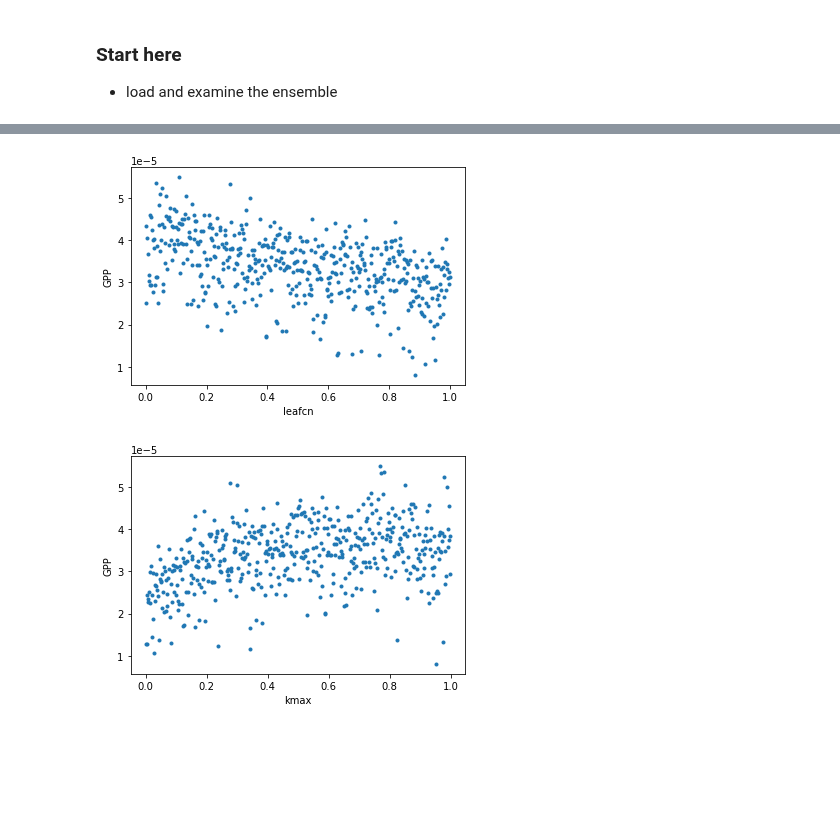
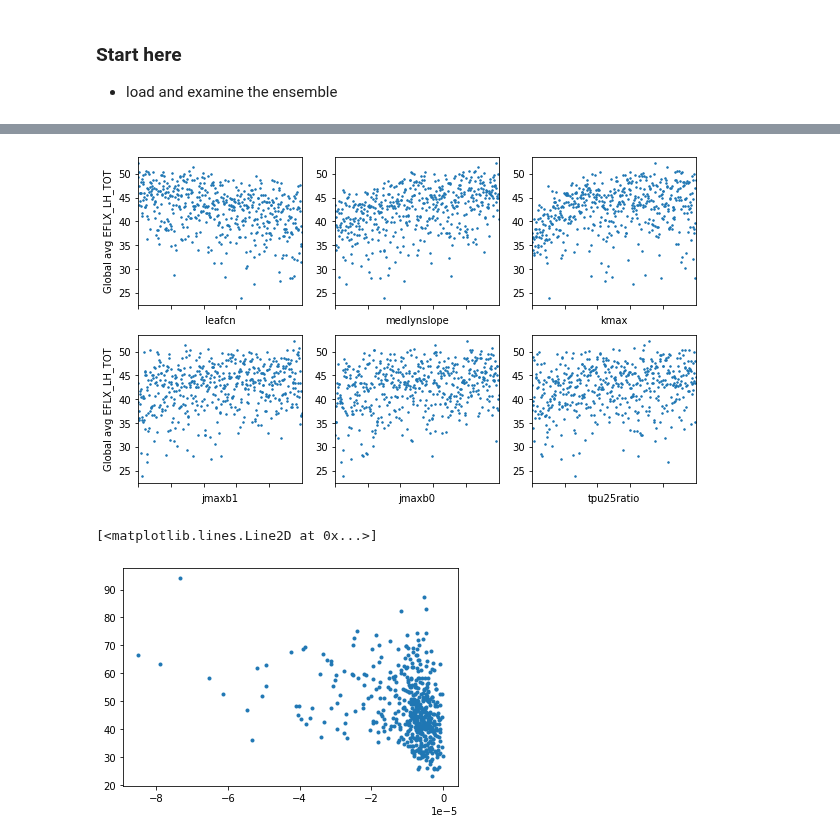
Before and after one commit to djk2120/CLM5PPE, a Jupyter notebook: pyth/lhc.ipynb, the cells around one changed output, grey strips where cells are left out. Saved outputs shown, nothing was run; the diff lists cells and outputs as text; code cells hidden in the pictures; blank space fills up the shorter version.

```diff
--- a/pyth/lhc.ipynb
+++ b/pyth/lhc.ipynb
@@ -90,7 +81,7 @@ def get_files(htape,yr0=1850,yr1=2014):
 
     return files,np.unique(keys)
 # %%
-def add_params(ds,df):
+def add_params(ds,df,keys):
     mems=df['member'].values
     ix1=0*mems==1
     for key in keys:
@@ -177,20 +159,30 @@ Wall time: 7.09 s
-# %%
-#avg 2005-2014 GPP vs. leafcn
-p = 'leafcn'
-x = ds[p]
-
-plt.plot(x,y,'.')
-plt.xlabel(p)
-plt.ylabel(v);
-# %% [output]
-[figure, removed]
-# %%
-#avg 2005-2014 GPP vs. leafcn
-p = 'kmax'
-x = ds[p]
-
-plt.plot(x,y,'.')
-plt.xlabel(p)
-plt.ylabel(v);
-# %% [output]
-[figure, removed]
+# %%
+v = 'EFLX_LH_TOT'
+cf = 1
+y = cf*gmean(ds[v].mean(dim='time'),ds.la)
+
+
+##compute interdecile range
+dqs=[]
+for p in ds.params.values:
+    ix1 = ds[p]<=0.1
+    ix2 = ds[p]>=0.9
+    dq = abs(y[ix1].mean()-y[ix2].mean())
+    dqs.append(dq.values)
+
+ps=np.flipud(np.argsort(dqs))
+u = 'm2/m2'
+i=0
+plt.figure(figsize=[10,6])
+for p in ds.params.values[ps][:6]:
+    i+=1
+    plt.subplot(2,3,i)
+    x = ds[p]
+    plt.plot(x,y,'.',markersize=3)
+    plt.xlabel(p)
+    if (i==1)|(i==4):
+        plt.ylabel('Global avg '+v)
+    plt.xlim([0,1])
+    plt.xticks(np.arange(5)/5,[]);
+# %% [output]
+[figure, added]
@@ -196,0 +194,5 @@ plt.ylabel(v);
+# %%
+plt.plot(ys['QHR'],ys['Vcmx25Z'],'.')
+# %% [output]
+[<matplotlib.lines.Line2D at 0x...>]
+[figure, added]
```
Also changed, not shown: parts of 17 cells of this notebook.
